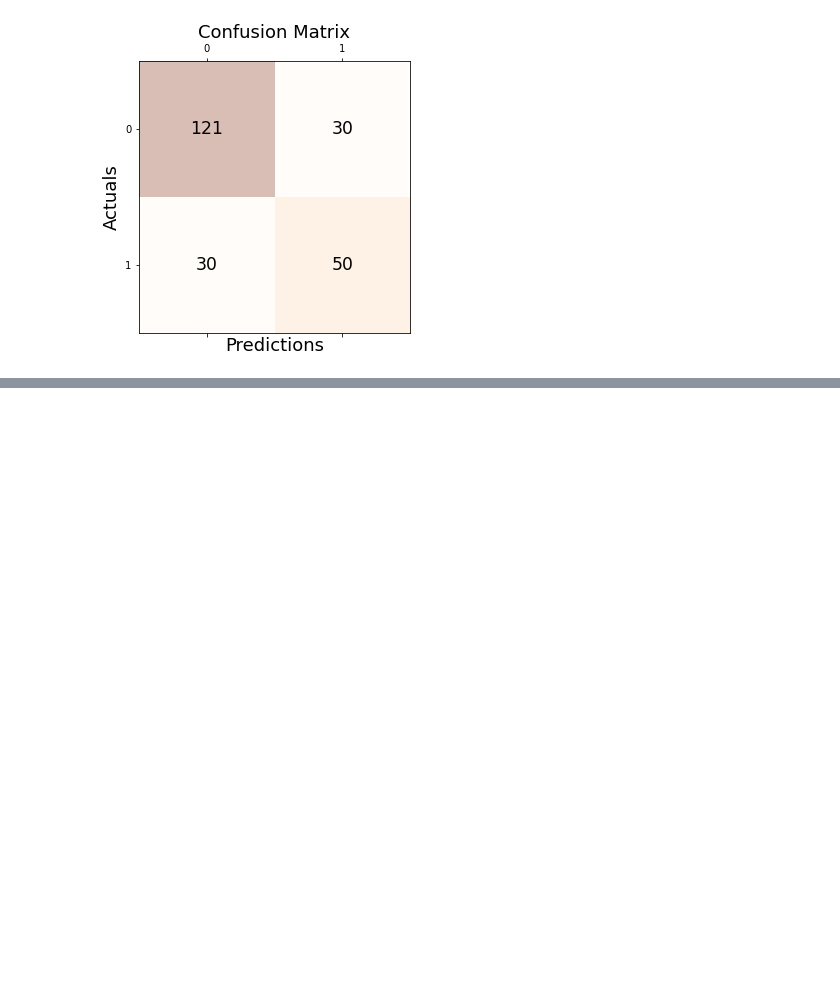
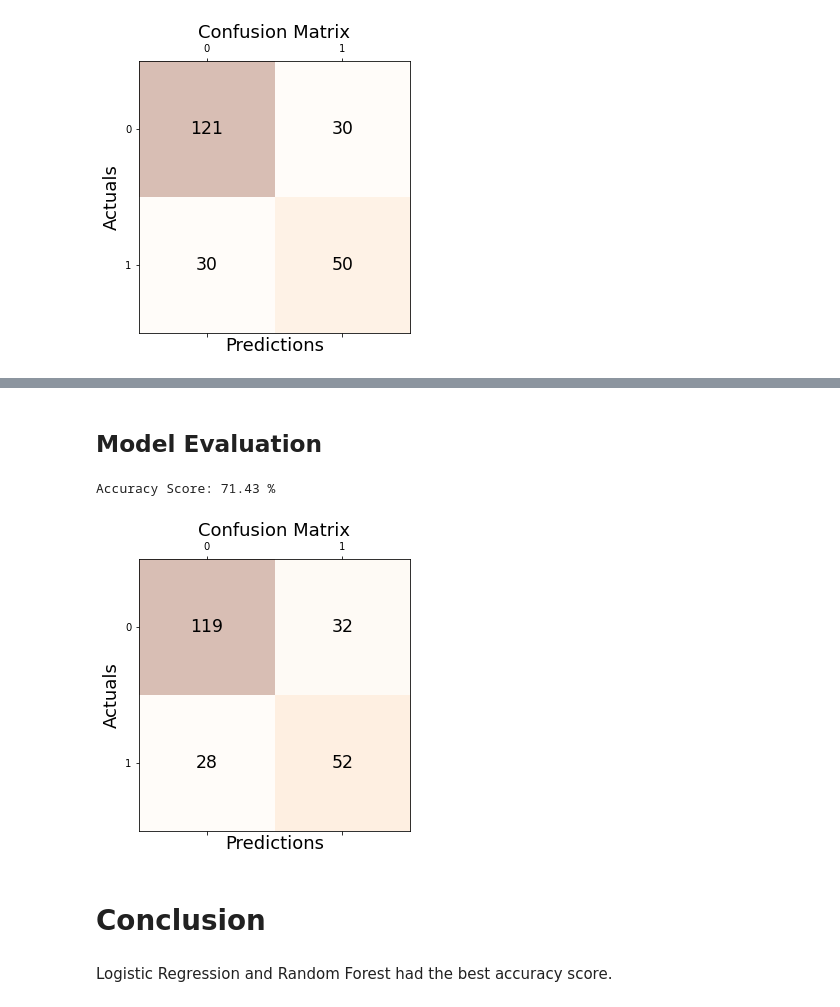
Before and after one commit to lynda-trad/PIMA, a Jupyter notebook: PIMA.ipynb, the cells around one changed output, grey strips where cells are left out. Cells and saved outputs as stored; diff of their text form; code cells hidden in the pictures; blank space fills up the shorter version.

```diff
--- a/PIMA.ipynb
+++ b/PIMA.ipynb
@@ -352,0 +363,16 @@ plt.show()
+# %%
+X_train, X_test, y_train, y_test = train_test_split(X, y, test_size=0.3, random_state=42)
+dtrain = xgb.DMatrix(X_train, label=y_train)
+dtest = xgb.DMatrix(X_test, label=y_test)
+# %%
+param = {
+    'max_depth': 3,  # the maximum depth of each tree
+    'eta': 0.3,  # the training step for each iteration
+    'silent': 1,  # logging mode - quiet
+    'objective': 'multi:softprob',  # error evaluation for multiclass training
+    'num_class': 3}  # the number of classes that exist in this datset
+num_round = 20  # the number of training iterations
+bst = xgb.train(param, dtrain, num_round)
+bst.dump_model('dump.raw.txt')
+f = open('dump.raw.txt', 'r')
+print(f.read())
@@ -352,0 +399,5 @@ plt.show()
+# %%
+probs_predictions = bst.predict(dtest)
+predictions = np.asarray([np.argmax(line) for line in probs_predictions])
+print("Predictions:\n\n", predictions, '\n')
+print("Real values:\n\n", y_test)
@@ -352,0 +422,23 @@ plt.show()
+# %% [markdown]
+## Model Evaluation
+# %%
+print("Accuracy Score:", round(precision_score(y_test, predictions, average='macro')*100, 2), "%")
+# %% [output]
+Accuracy Score: 71.43 %
+# %%
+conf_matrix = metrics.confusion_matrix(y_test, predictions)
+fig, ax = plt.subplots(figsize=(5, 5))
+ax.matshow(conf_matrix, cmap=plt.cm.Oranges, alpha=0.3)
+for i in range(conf_matrix.shape[0]):
+    for j in range(conf_matrix.shape[1]):
+        ax.text(x=j, y=i,s=conf_matrix[i, j], va='center', ha='center', size='xx-large')
+plt.xlabel('Predictions', fontsize=18)
+plt.ylabel('Actuals', fontsize=18)
+plt.title('Confusion Matrix', fontsize=18)
+plt.show()
+# %% [output]
+[figure, added]
+# %% [markdown]
+# Conclusion
+# %% [markdown]
+Logistic Regression and Random Forest had the best accuracy score.
```
Also changed, not shown: parts of 36 cells of this notebook.
